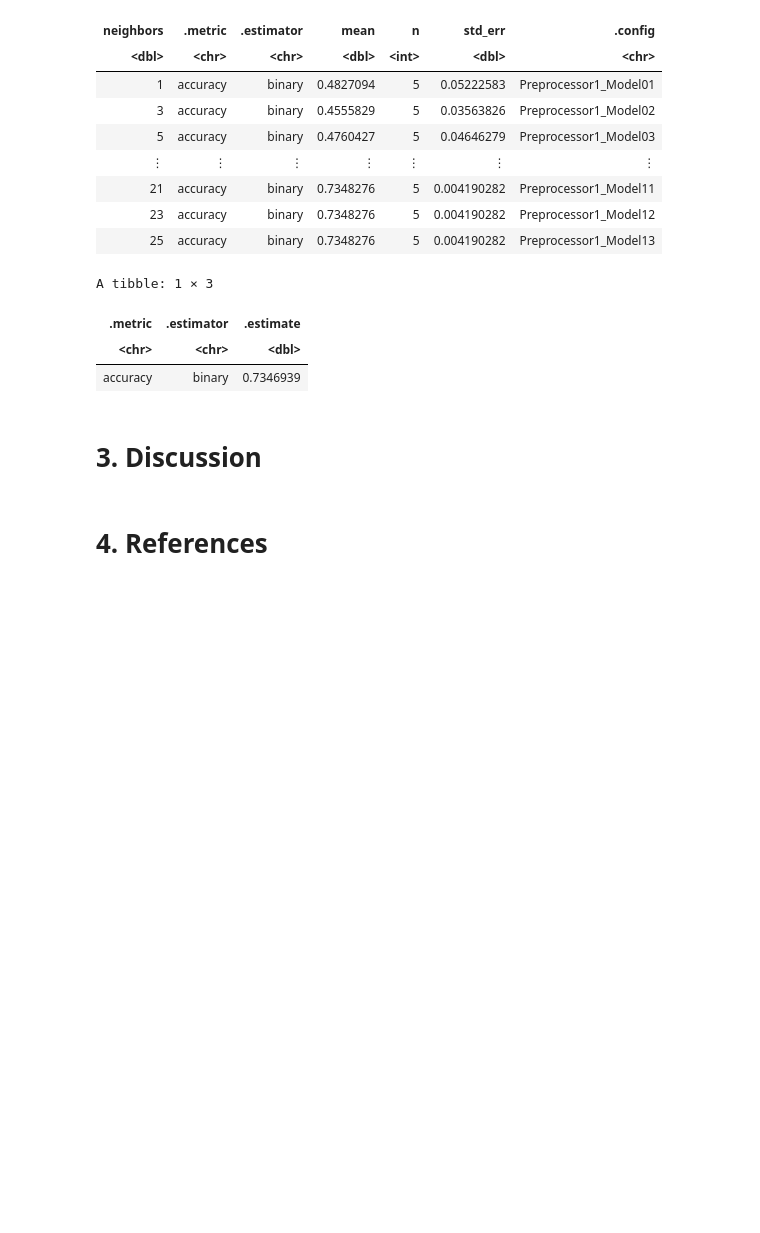
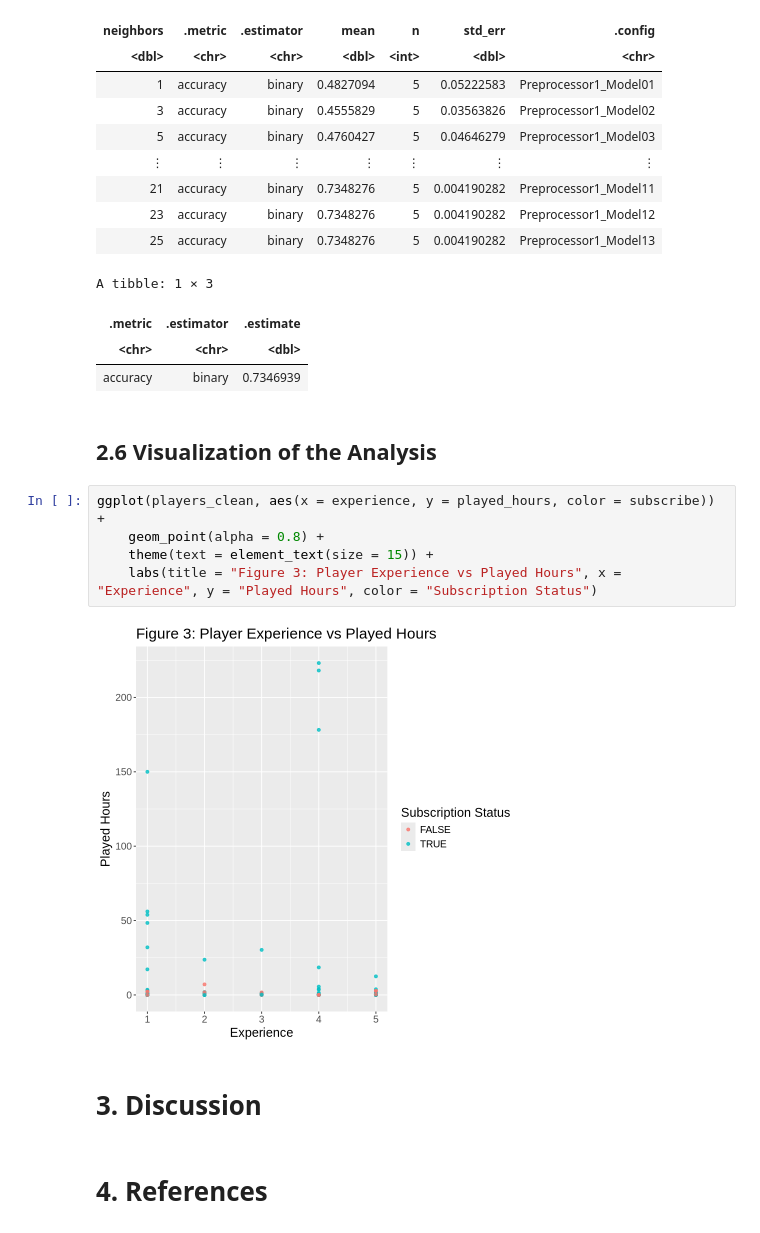
Before and after one commit to JLin4115/gp_dsci_17, a Jupyter notebook: Project group17 report.ipynb, the cells around one changed output. Cells and saved outputs as stored; diff of their text form; blank space fills up the shorter version.

Commit message:
add the visualization of the analysis

```diff
--- a/Project group17 report.ipynb
+++ b/Project group17 report.ipynb
@@ -246,6 +246,15 @@ A tibble: 1 × 3
 | .metric | .estimator | .estimate |
 | <chr> | <chr> | <dbl> |
 | accuracy | binary | 0.7346939 |
+# %% [markdown]
+## 2.6 Visualization of the Analysis
+# %%
+ggplot(players_clean, aes(x = experience, y = played_hours, color = subscribe)) +
+    geom_point(alpha = 0.8) +
+    theme(text = element_text(size = 15)) +
+    labs(title = "Figure 3: Player Experience vs Played Hours", x = "Experience", y = "Played Hours", color = "Subscription Status")
+# %% [output]
+[figure, added]
 # %% [markdown]
 # 3. Discussion
 # %% [markdown]
```
